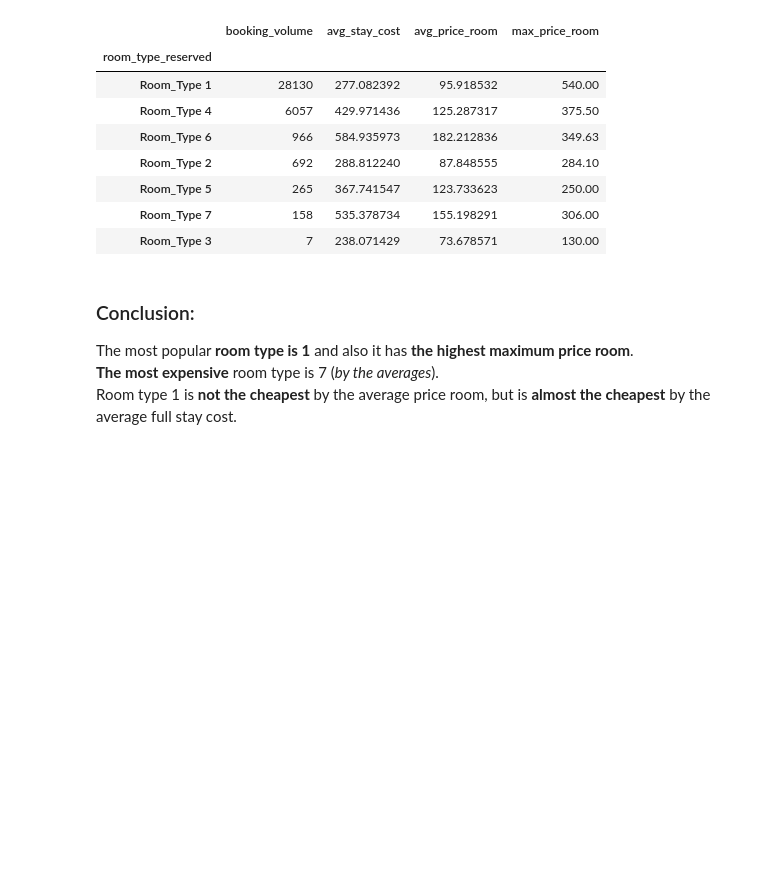
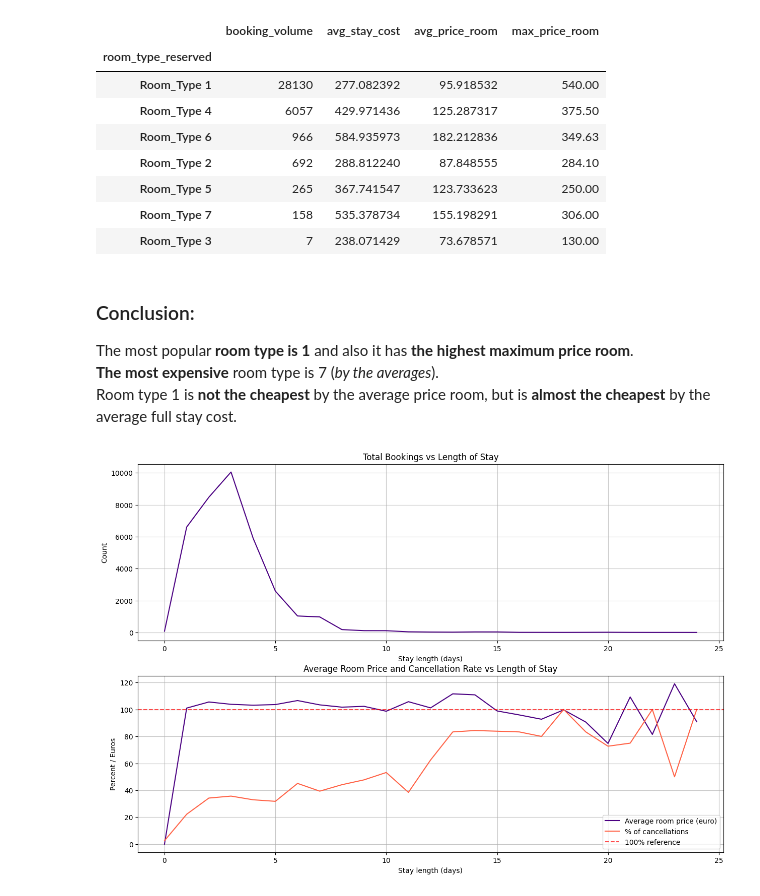
Before and after one commit to s0perdel/data_analysis, a Jupyter notebook: reservations.ipynb, the cells around one changed output. Cells and saved outputs as stored; diff of their text form; code cells hidden in the pictures; blank space fills up the shorter version.

```diff
--- a/reservations.ipynb
+++ b/reservations.ipynb
@@ -456,9 +480,53 @@ The most popular **room type is 1** and also it has **the highest maximum price
 Room type 1 is **not the cheapest** by the average price room, but is **almost the cheapest** by the average full stay cost.
 # %%
 # length of stay
-# to finish
-#
-# to add weekly patterns
-#
-#
-# TO BE CONTINUED
+stay_length = bookings.groupby('total_nights').agg(
+    total_bookings=('Booking_ID', 'count'),
+    avg_room_price=('avg_price_per_room', 'mean'),
+    cancellation_volume=('booking_status', lambda f: (f == 'Canceled').sum())
+)
+stay_length['cancellation_rate'] = round(stay_length['cancellation_volume'] / stay_length['total_bookings'] * 100, 2)
+
+plt.figure(figsize=(15,10))
+
+plt.subplot(2, 1, 1)
+plt.plot(
+    stay_length.index,
+    stay_length['total_bookings'],
+    color='indigo',
+    label='Total bookings'
+)
+plt.title('Total Bookings vs Length of Stay')
+plt.xlabel('Stay length (days)')
+plt.ylabel('Count')
+plt.grid(alpha=0.7)
+
+plt.subplot(2, 1, 2)
+plt.plot(
+    stay_length.index,
+    stay_length['avg_room_price'],
+    color='indigo',
+    label='Average room price (euro)'
+)
+plt.plot(
+    stay_length.index,
+    stay_length['cancellation_rate'],
+    color='tomato',
+    label='% of cancellations'
+)
+plt.grid(alpha=0.7)
+plt.title('Average Room Price and Cancellation Rate vs Length of Stay')
+plt.xlabel('Stay length (days)')
+plt.ylabel('Percent / Euros')
+plt.axhline(
+    y=100,
+    color='red',
+    linestyle='--',
+    alpha=0.7,
+    label='100% reference'
+)
+plt.legend()
+
+plt.show()
+# %% [output]
+[figure, added]
```
Also changed, not shown: parts of 25 cells of this notebook.
